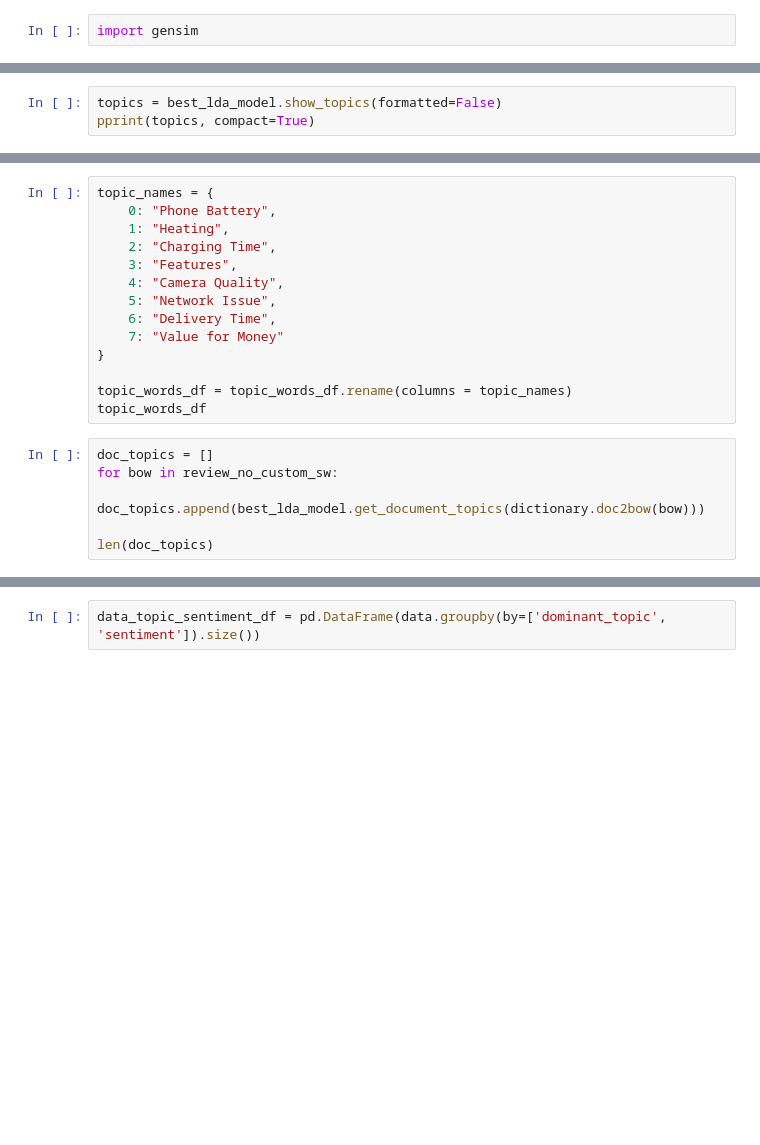
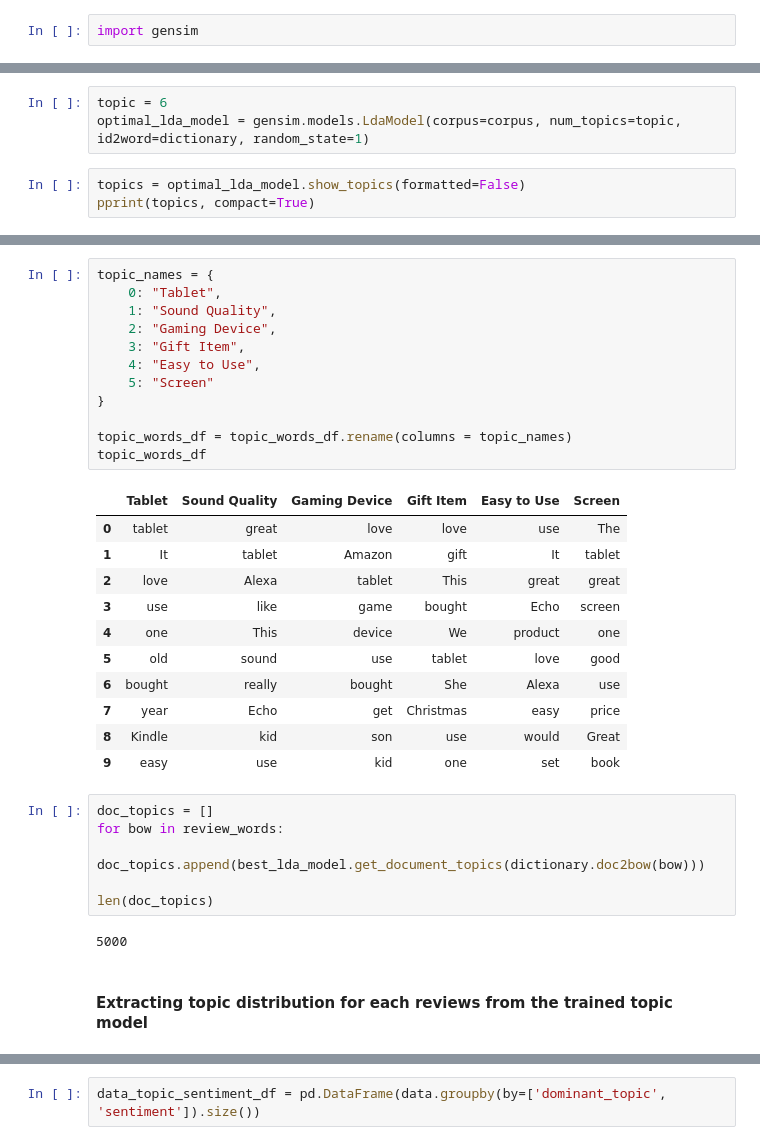
Before and after one commit to snbhattacharjya/Simplilearn, a Jupyter notebook: Capstone Project/E-commerce.ipynb, the cells around one changed output, grey strips where cells are left out. Drawn from its saved outputs; the diff is of its cells as text; blank space fills up the shorter version.

```diff
--- a/Capstone Project/E-commerce.ipynb
+++ b/Capstone Project/E-commerce.ipynb
@@ -928,3 +999,6 @@ print("Optimal Number of Topics: {}, CV Score: {}".format(best_num_topic, best_c
+# %%
+topic = 6
+optimal_lda_model = gensim.models.LdaModel(corpus=corpus, num_topics=topic, id2word=dictionary, random_state=1)
 # %%
-topics = best_lda_model.show_topics(formatted=False)
+topics = optimal_lda_model.show_topics(formatted=False)
 pprint(topics, compact=True)
@@ -943,23 +1065,37 @@ topic_words_df
 # %%
 topic_names = {
-    0: "Phone Battery",
-    1: "Heating",
-    2: "Charging Time",
-    3: "Features",
-    4: "Camera Quality",
-    5: "Network Issue",
-    6: "Delivery Time",
-    7: "Value for Money"
+    0: "Tablet",
+    1: "Sound Quality",
+    2: "Gaming Device",
+    3: "Gift Item",
+    4: "Easy to Use",
+    5: "Screen"
 }
 
 topic_words_df = topic_words_df.rename(columns = topic_names)
 topic_words_df
+# %% [output]
+|  | Tablet | Sound Quality | Gaming Device | Gift Item | Easy to Use | Screen |
+| 0 | tablet | great | love | love | use | The |
+| 1 | It | tablet | Amazon | gift | It | tablet |
+| 2 | love | Alexa | tablet | This | great | great |
+| 3 | use | like | game | bought | Echo | screen |
+| 4 | one | This | device | We | product | one |
+| 5 | old | sound | use | tablet | love | good |
+| 6 | bought | really | bought | She | Alexa | use |
+| 7 | year | Echo | get | Christmas | easy | price |
+| 8 | Kindle | kid | son | use | would | Great |
+| 9 | easy | use | kid | one | set | book |
 # %%
 doc_topics = []
-for bow in review_no_custom_sw:
+for bow in review_words:
     doc_topics.append(best_lda_model.get_document_topics(dictionary.doc2bow(bow)))
 
 len(doc_topics)
+# %% [output]
+5000
+# %% [markdown]
+#### Extracting topic distribution for each reviews from the trained topic model
 # %%
 dominant_topic = [np.argmax([prob for topic, prob in doc_topic]) for doc_topic in doc_topics]
 len(dominant_topic)
```
Also changed, not shown: parts of 47 cells of this notebook, 1 other file.
